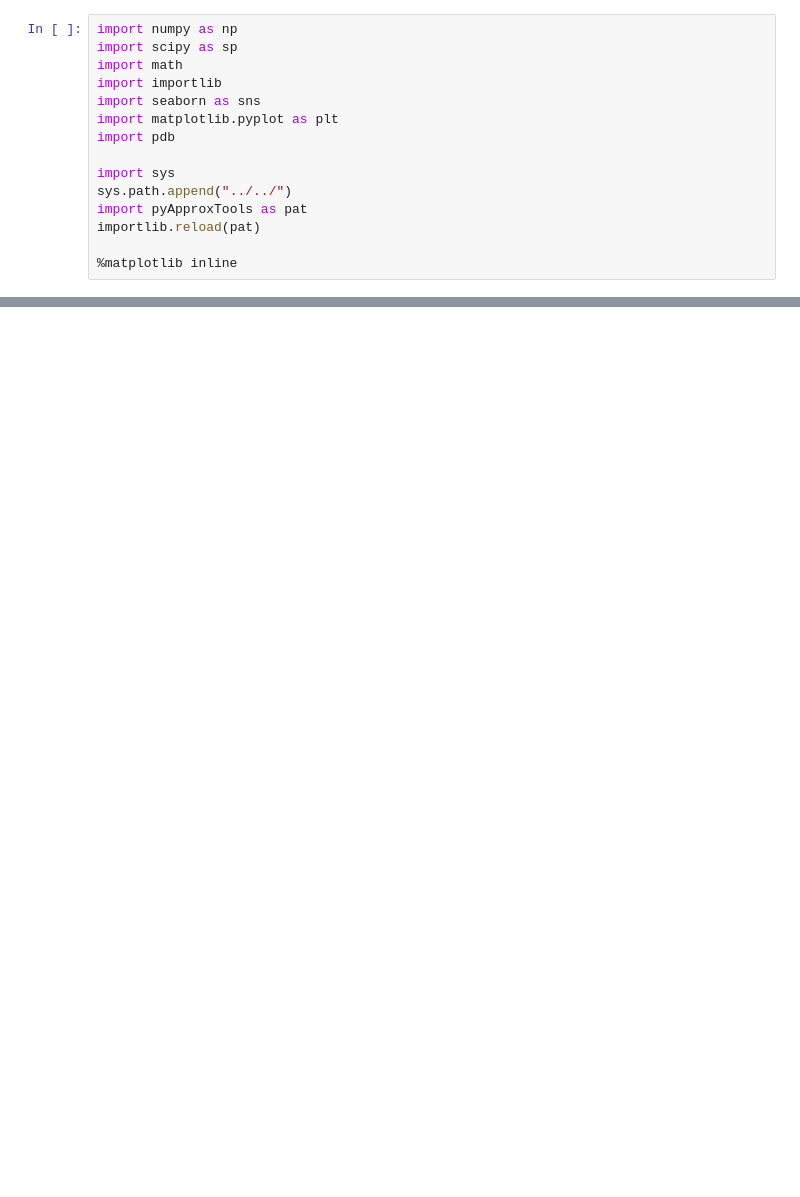
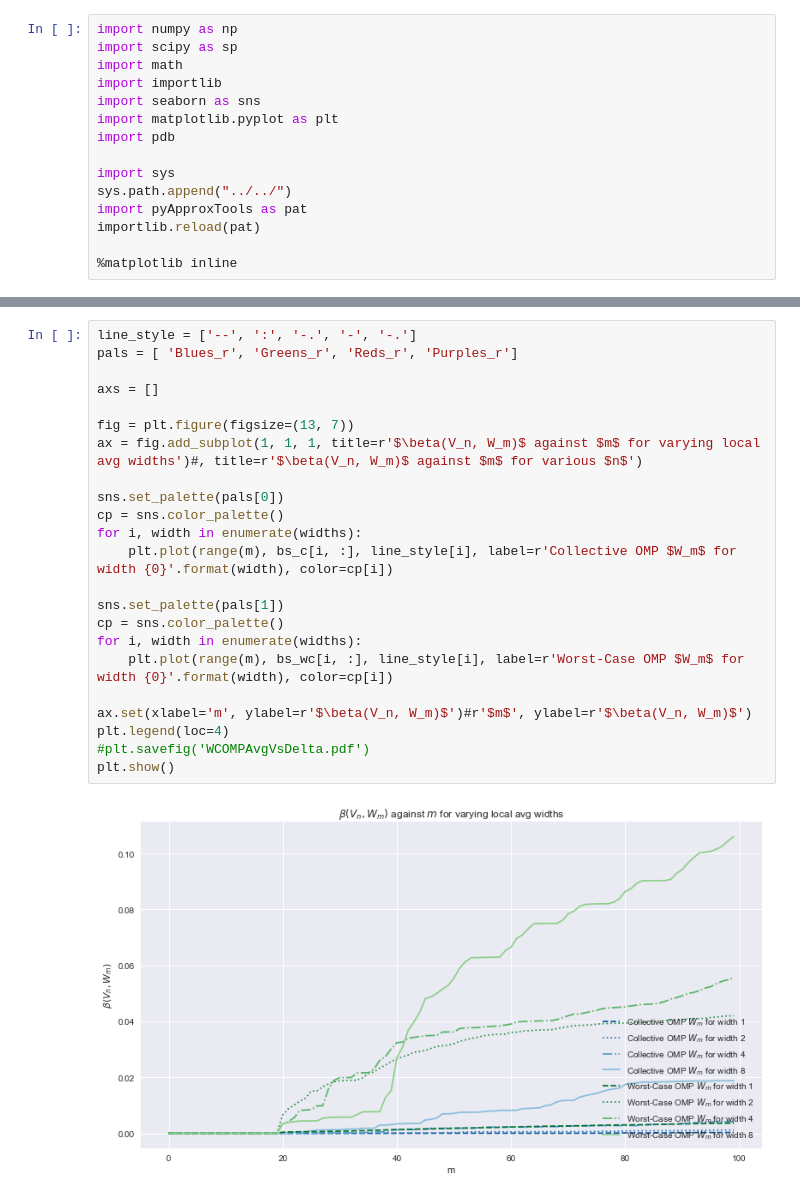
Before and after one commit to james-nichols/pyApproxTools, a Jupyter notebook: notebooks/omp/04_2d_PW_OMP.ipynb, the cells around one changed output, grey strips where cells are left out. Saved outputs shown, nothing was run; the diff lists cells and outputs as text; blank space fills up the shorter version.

```diff
--- a/notebooks/omp/04_2d_PW_OMP.ipynb
+++ b/notebooks/omp/04_2d_PW_OMP.ipynb
@@ -144,0 +127,25 @@ plt.show()"""
+# %%
+line_style = ['--', ':', '-.', '-', '-.']
+pals = [ 'Blues_r', 'Greens_r', 'Reds_r', 'Purples_r']
+
+axs = []
+
+fig = plt.figure(figsize=(13, 7))
+ax = fig.add_subplot(1, 1, 1, title=r'$\beta(V_n, W_m)$ against $m$ for varying local avg widths')#, title=r'$\beta(V_n, W_m)$ against $m$ for various $n$')
+
+sns.set_palette(pals[0])
+cp = sns.color_palette()
+for i, width in enumerate(widths):
+    plt.plot(range(m), bs_c[i, :], line_style[i], label=r'Collective OMP $W_m$ for width {0}'.format(width), color=cp[i])
+
+sns.set_palette(pals[1])
+cp = sns.color_palette()
+for i, width in enumerate(widths):
+    plt.plot(range(m), bs_wc[i, :], line_style[i], label=r'Worst-Case OMP $W_m$ for width {0}'.format(width), color=cp[i])
+
+ax.set(xlabel='m', ylabel=r'$\beta(V_n, W_m)$')#r'$m$', ylabel=r'$\beta(V_n, W_m)$')
+plt.legend(loc=4)
+#plt.savefig('WCOMPAvgVsDelta.pdf')
+plt.show()
+# %% [output]
+[figure, added]
```
Also changed, not shown: parts of 10 cells of this notebook, 1 other file.
